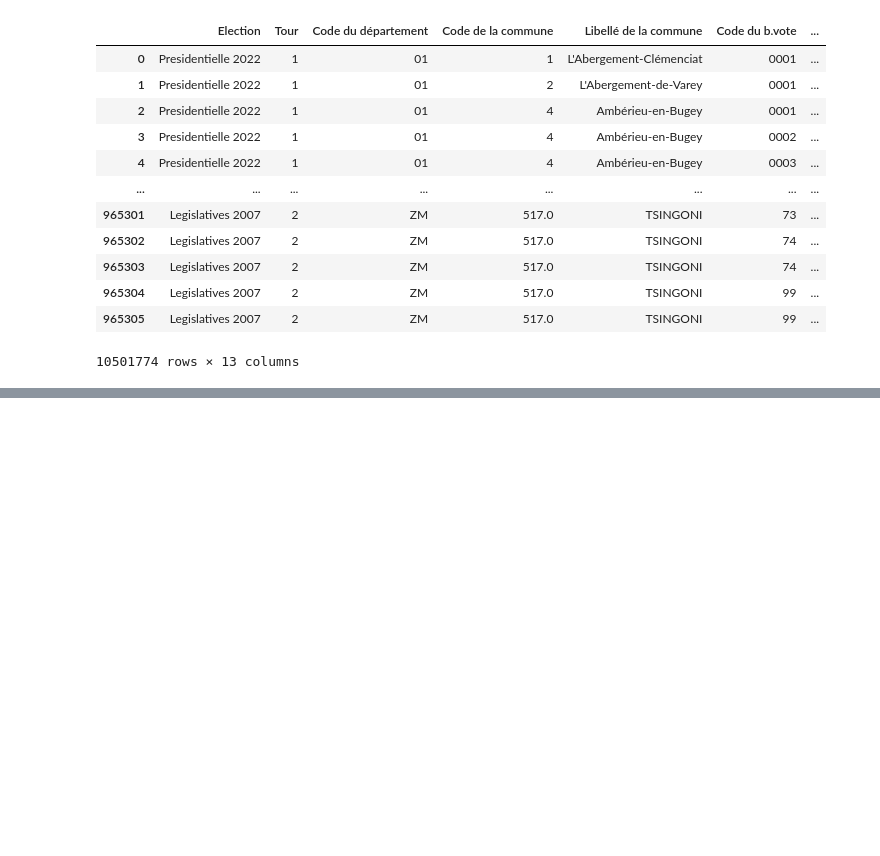
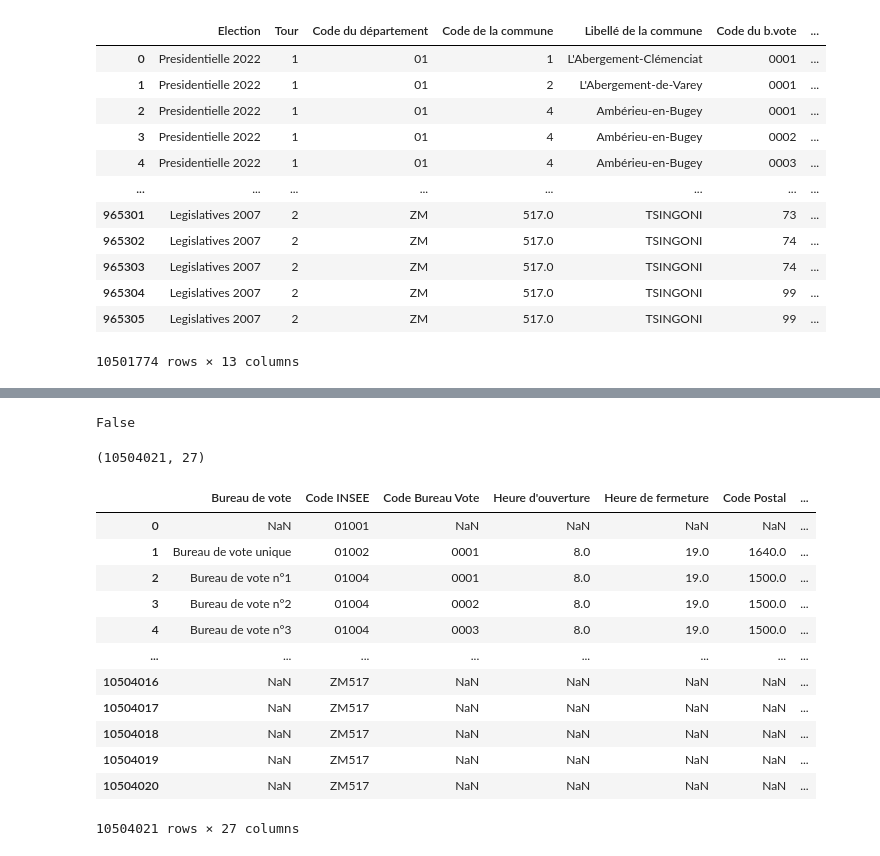
Before and after one commit to joevincentgaltie/donnees_electorales, a Jupyter notebook: notebook_principal.ipynb, the cells around one changed output, grey strips where cells are left out. Cells and saved outputs as stored; diff of their text form; code cells hidden in the pictures; blank space fills up the shorter version.

```diff
--- a/notebook_principal.ipynb
+++ b/notebook_principal.ipynb
@@ -761,0 +786,21 @@ all_results
+# %%
+Nuances_manquantes = {'ARTHAUD' : "LO",
+ 'ROUSSEL' : "PC",
+ 'MACRON' : "LREM",
+ 'LASSALLE' : "LIOT",
+ 'LE PEN' : "RN",
+ 'ZEMMOUR' : "REC",
+ 'MÉLENCHON' : "LFI",
+ 'HIDALGO' : "PS",
+ 'JADOT' : "EELV",
+ 'PÉCRESSE' : "LR",
+ 'POUTOU' : "NPA",
+ 'DUPONT-AIGNAN' : "DLF",
+ 'HAMON' : "PS",
+ 'CHEMINADE' : "SP",
+ 'ASSELINEAU' : "UPR",
+ 'FILLON' : "LR"
+}
+
+for key, value in Nuances_manquantes.items():
+    all_results.loc[all_results["Nom"] == key, "Nuance"] = value
@@ -767,5 +882,5 @@ all_results["Code de la commune"] = all_results["Code de la commune"].apply(lamb
 all_results["Code du département"] = all_results["Code du département"].apply(lambda  x : str(x).zfill(2))
 
 all_results["Code INSEE"]=all_results["Code du département"]+ all_results["Code de la commune"]
+
+all_results['Code du b.vote'] = all_results['Code du b.vote'].apply(lambda x: str(x).zfill(4))
-# %%
-all_results['Code du b.vote'] = all_results['Code du b.vote'].apply(lambda x: str(x).zfill(5))
@@ -859,2 +932,2 @@ df
 # %%
-#df1 = pd.merge(df, all_results, how='right', left_on=['Code INSEE',], right_on = ['Code INSEE'])
+df1 = pd.merge(df, all_results, how='right', left_on=['Code INSEE','Code Bureau Vote'], right_on = ['Code INSEE', 'Code du b.vote'])
@@ -868,0 +934,24 @@ df
+# %%
+print(df1.shape[0]==all_results.shape[0])
+# %% [output]
+False
+# %%
+df1.shape
+# %% [output]
+(10504021, 27)
+# %%
+df1
+# %% [output]
+|  | Bureau de vote | Code INSEE | Code Bureau Vote | Heure d'ouverture | Heure de fermeture | Code Postal | ... |
+| 0 | NaN | 01001 | NaN | NaN | NaN | NaN | ... |
+| 1 | Bureau de vote unique | 01002 | 0001 | 8.0 | 19.0 | 1640.0 | ... |
+| 2 | Bureau de vote n°1 | 01004 | 0001 | 8.0 | 19.0 | 1500.0 | ... |
+| 3 | Bureau de vote n°2 | 01004 | 0002 | 8.0 | 19.0 | 1500.0 | ... |
+| 4 | Bureau de vote n°3 | 01004 | 0003 | 8.0 | 19.0 | 1500.0 | ... |
+| ... | ... | ... | ... | ... | ... | ... | ... |
+| 10504016 | NaN | ZM517 | NaN | NaN | NaN | NaN | ... |
+| 10504017 | NaN | ZM517 | NaN | NaN | NaN | NaN | ... |
+| 10504018 | NaN | ZM517 | NaN | NaN | NaN | NaN | ... |
+| 10504019 | NaN | ZM517 | NaN | NaN | NaN | NaN | ... |
+| 10504020 | NaN | ZM517 | NaN | NaN | NaN | NaN | ... |
+10504021 rows × 27 columns
```
Also changed, not shown: parts of 32 cells of this notebook.
